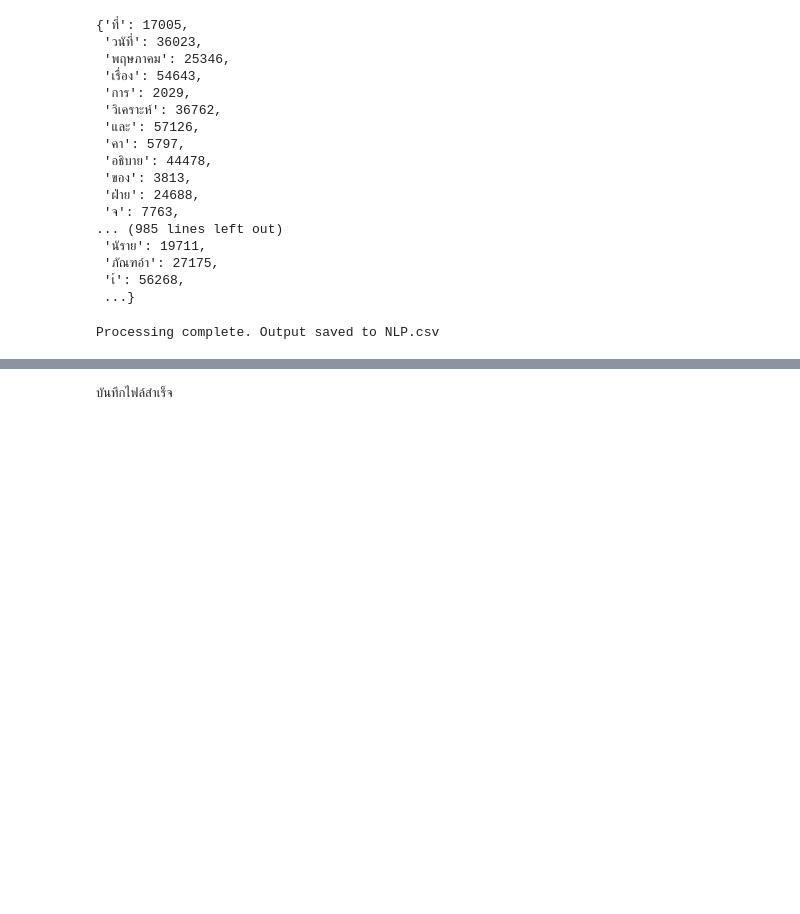
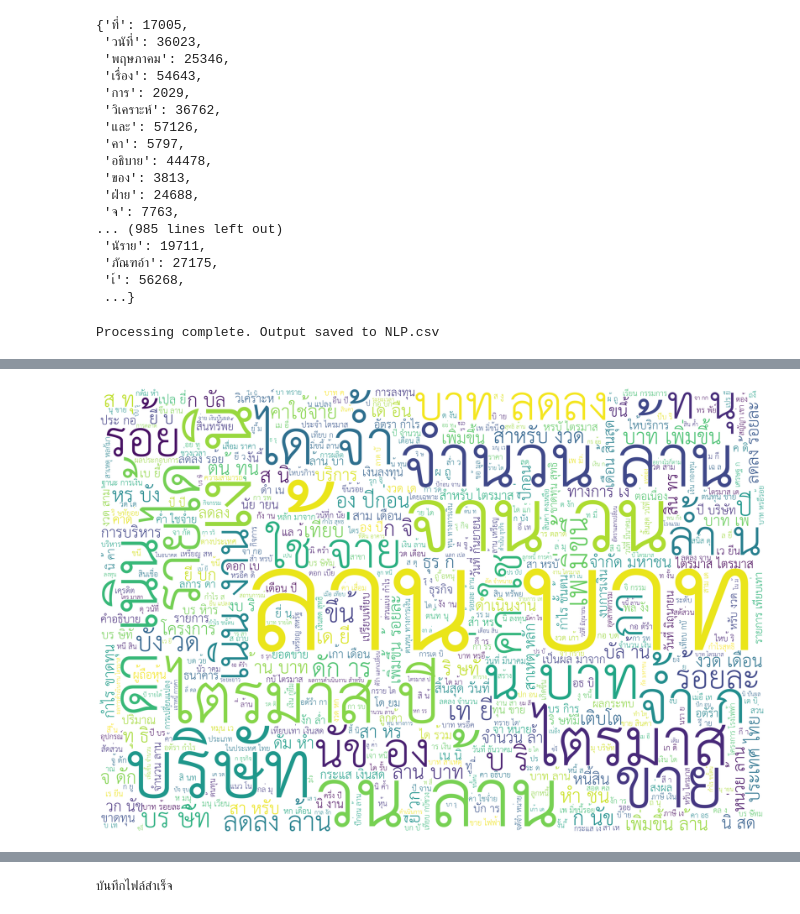
Before and after one commit to Kyaputan/Lab3-Machine-Learning, a Jupyter notebook: NLP/ex02/MD&A Disclosure Quality.ipynb, the cells around one changed output, grey strips where cells are left out. Drawn from its saved outputs; the diff is of its cells as text; code cells hidden in the pictures; blank space fills up the shorter version.

```diff
--- a/NLP/ex02/MD&A Disclosure Quality.ipynb
+++ b/NLP/ex02/MD&A Disclosure Quality.ipynb
@@ -297,4 +297,23 @@ Text_tokens                23
 เปิดเผยกำไรที่เปลี่ยนไป       2
 คำอธิบายราย                   2
 dtype: int64
+# %%
+import matplotlib.pyplot as plt
+from wordcloud import WordCloud
+from pythainlp.corpus import thai_stopwords
+
+fp = 'THSarabunNew.ttf'
+thai_stopwords = set(thai_stopwords())
+
+df_pos = df.dropna(subset=['Text_tokens'])
+pos_word_all = " ".join(text for text in df_pos['Text_tokens'] if isinstance(text, str))
+reg = r"[ก-๙a-zA-Z']+"
+
+wordcloud = WordCloud(stopwords=thai_stopwords,background_color='white',max_words=500,height=4000,width=6000,font_path=fp,regexp=reg).generate(pos_word_all)
+plt.figure(figsize=(30, 16))
+plt.imshow(wordcloud, interpolation="bilinear")
+plt.axis('off')  # ซ่อนแกน
+plt.show()
+# %% [output]
+[figure, added]
 # %%
```
Also changed, not shown: parts of 6 cells of this notebook, 1 other file.
